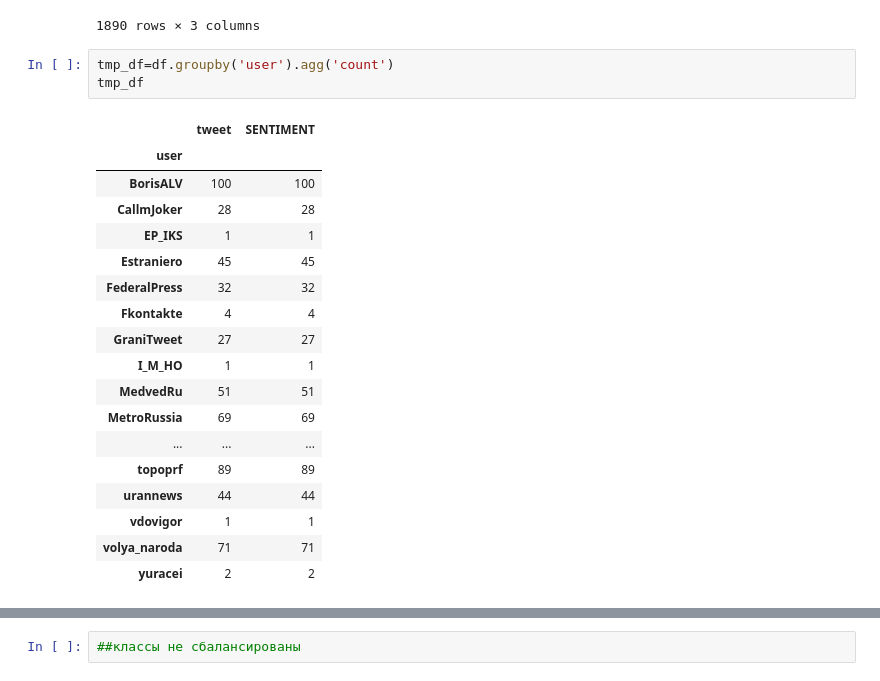
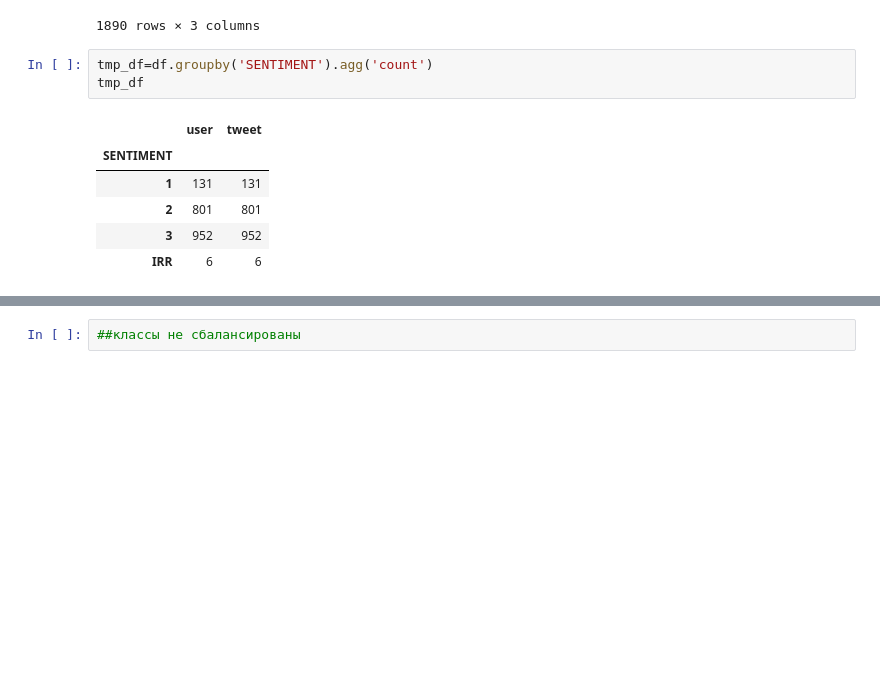
Before and after one commit to Megamozkul/test-repository, a Jupyter notebook: dz13.ipynb, the cells around one changed output, grey strips where cells are left out. Saved outputs shown, nothing was run; the diff lists cells and outputs as text; blank space fills up the shorter version.

```diff
--- a/dz13.ipynb
+++ b/dz13.ipynb
@@ -61,27 +62,15 @@ df
 | 1890 | Fkontakte | предполагаемый убийца егора #щерб... | 2 |
 1890 rows × 3 columns
 # %%
-tmp_df=df.groupby('user').agg('count')
+tmp_df=df.groupby('SENTIMENT').agg('count')
 tmp_df
 # %% [output]
-|  | tweet | SENTIMENT |
-| user |  |  |
-| BorisALV | 100 | 100 |
-| CallmJoker | 28 | 28 |
-| EP_IKS | 1 | 1 |
-| Estraniero | 45 | 45 |
-| FederalPress | 32 | 32 |
-| Fkontakte | 4 | 4 |
-| GraniTweet | 27 | 27 |
-| I_M_HO | 1 | 1 |
-| MedvedRu | 51 | 51 |
-| MetroRussia | 69 | 69 |
-| ... | ... | ... |
-| topoprf | 89 | 89 |
-| urannews | 44 | 44 |
-| vdovigor | 1 | 1 |
-| volya_naroda | 71 | 71 |
-| yuracei | 2 | 2 |
+|  | user | tweet |
+| SENTIMENT |  |  |
+| 1 | 131 | 131 |
+| 2 | 801 | 801 |
+| 3 | 952 | 952 |
+| IRR | 6 | 6 |
 # %%
 fig, ax = plt.subplots(figsize=(100, 20))
 sns.barplot(x=tmp_df.index,y=tmp_df['tweet'],ax=ax)
```
Also changed, not shown: parts of 41 cells of this notebook.
